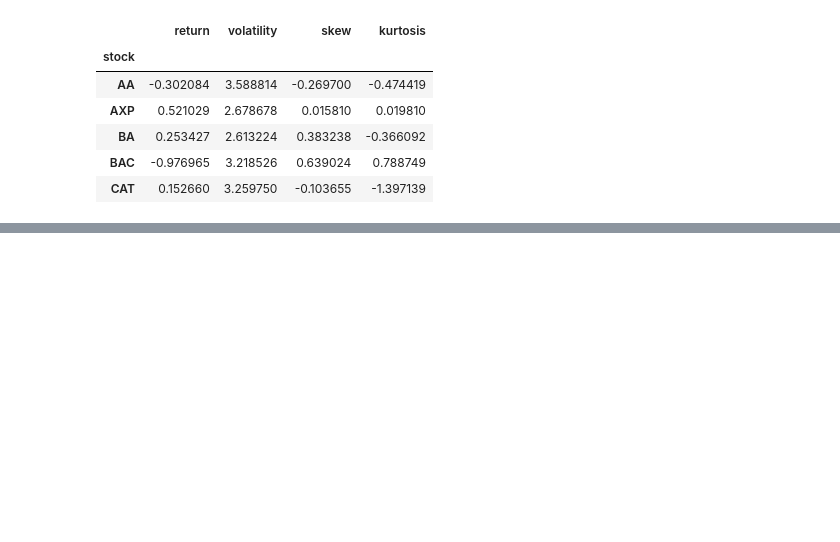
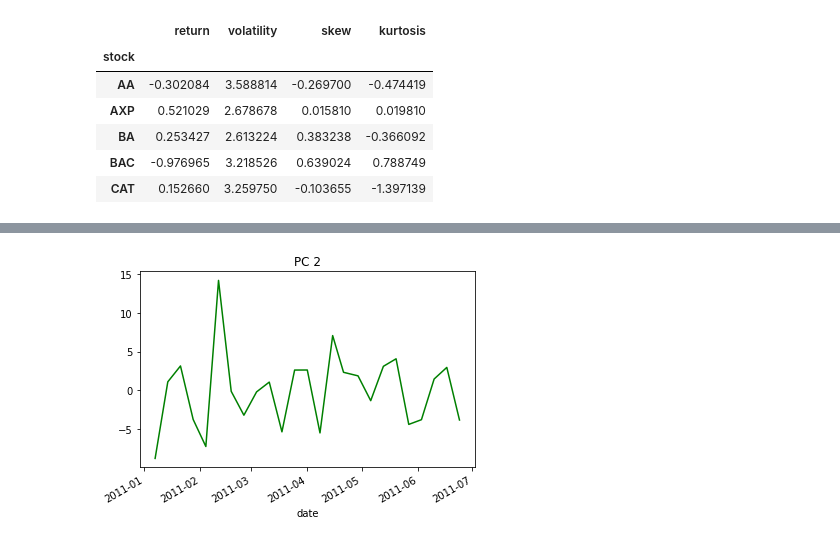
Before and after one commit to rodeoai/The-AI-Handbook-Series, a Jupyter notebook: AI_Model_Handbook_Chap_3.ipynb, the cells around one changed output, grey strips where cells are left out. Cells and saved outputs as stored; diff of their text form; code cells hidden in the pictures; blank space fills up the shorter version.

```diff
--- a/AI_Model_Handbook_Chap_3.ipynb
+++ b/AI_Model_Handbook_Chap_3.ipynb
@@ -145,0 +178,6 @@ X3.head()
+# %%
+PCA_factors['PC 2'].plot(color='green')
+plt.title('PC 2')
+plt.show()
+# %% [output]
+[figure, added]
```
Also changed, not shown: parts of 89 cells of this notebook.
